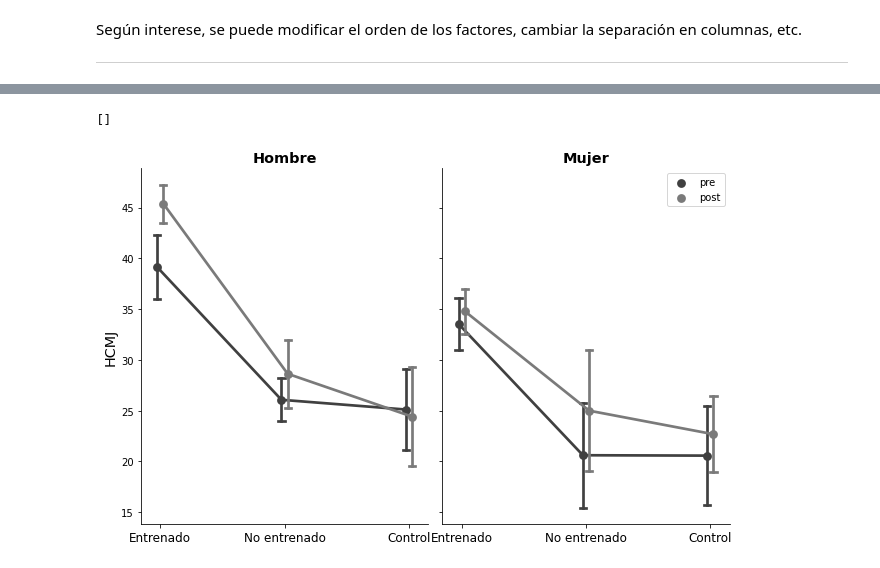
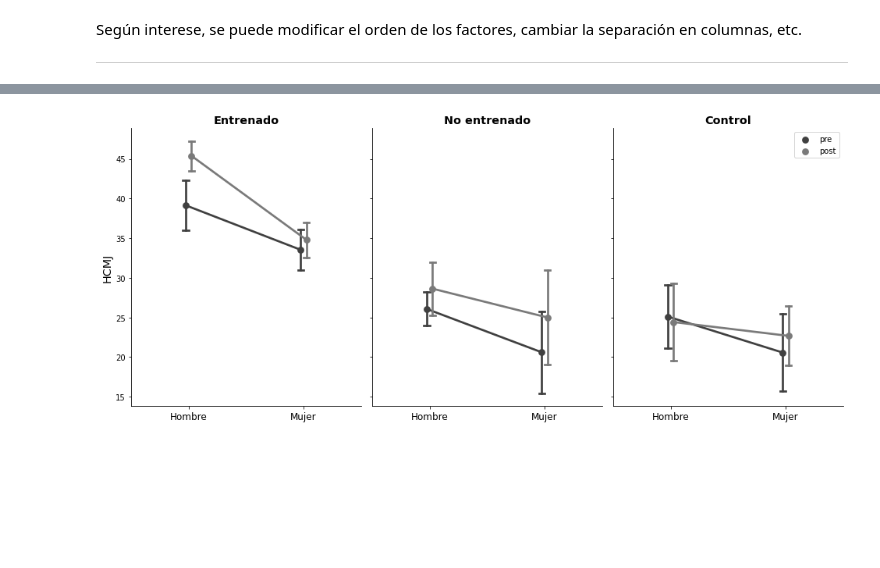
Before and after one commit to joselvira/BiomecanicaPython, a Jupyter notebook: Notebooks/Graficas_sofisticadas_especificas.ipynb, the cells around one changed output, grey strips where cells are left out. Saved outputs shown, nothing was run; the diff lists cells and outputs as text; code cells hidden in the pictures; blank space fills up the shorter version.

```diff
--- a/Notebooks/Graficas_sofisticadas_especificas.ipynb
+++ b/Notebooks/Graficas_sofisticadas_especificas.ipynb
@@ -86,8 +139,7 @@ dfComp
 | 13 | 22.154202 | 22.880438 |
 | 14 | 22.293536 | 22.956018 |
 # %%
-
-fig, ax = plt.subplots(1, 2, figsize=(8,4), gridspec_kw = {'width_ratios':[2, 1]})
+fig, ax = plt.subplots(1, 2, figsize=(8,4), gridspec_kw = {'width_ratios':[2, 1]}, sharey=True)
 #gráfica comparando las dos condiciones
 dfComp.iloc[:, :].plot(marker='o',markersize=5, alpha=0.6, ax=ax[0])
 ax[0].set_xticks(dfComp.index[::2].values) #pone como eje x el nº del sujeto
@@ -259,0 +373,7 @@ Text(0.5, 0.98, 'Correlograma variables unilaterales')
+# %%
+corrs = df.corr() #calcula las correlaciones entre cada par de variables (con pandas)
+mask = np.zeros_like(corrs)
+mask[np.triu_indices_from(mask)] = True
+g = sns.heatmap(corrs, mask=mask, cmap='bwr', square=True, vmin=-1.0, vmax=1.0)
+g.figure.suptitle('Matriz de correlación')
+plt.show()
@@ -259,0 +438,3 @@ Text(0.5, 0.98, 'Correlograma variables unilaterales')
+# %%
+dfFactores = pd.melt(dfDatos, id_vars=['SujID', 'Grupo', 'Edad', 'Talla', 'Masa', 'Puntos_pre'], value_vars=['Equilibrio_pre',	'Salto_pre'], var_name='NomVariable', value_name='value')
+dfFactores.head()
@@ -259,0 +450,25 @@ Text(0.5, 0.98, 'Correlograma variables unilaterales')
+# %%
+rc={'axes.labelsize': 'x-large', 'figure.figsize':(5,6), 'figure.dpi':300, }
+with sns.plotting_context(rc=rc):
+    g = sns.lmplot(data=dfFactores, x='value', y='Puntos_pre', hue='NomVariable', col='NomVariable', height=5, sharex=False,
+                   line_kws={'color': 'k'},
+                   scatter_kws={'color': 'k', 'alpha':0.6},
+                   truncate=True)
+
+    #quita los títulos de cada gráfica
+    g.set_titles('')
+    g.axes[0,0].set_ylabel('Puntos')
+
+    #Ajusta los gráficos
+    labels=['Equilibrio ',	'Salto (m)'] #nombre de las variables para etiquetas del eje horizontal
+    vars= dfFactores['NomVariable'].unique() #nombre de las variables para calcular la correlación
+    for i, ax in enumerate(g.axes.flat):
+        #cambia las etiquetas del eje X
+        ax.set_xlabel(labels[i])
+
+        #calcula correlaciones y pone el texto
+        resultCorr = pg.corr(x=dfDatos[vars[i]], y=dfDatos['Puntos_pre']) #Cuidado, aquí se coge el dataframe original con orientación horizontal
+        ax.text(0.1, 0.97, 'r = {0:.2f}, p = {1:.3f}, CI95% = {2:}'.format(resultCorr['r'][0], resultCorr['p-val'][0], resultCorr['CI95%'][0]), fontstyle='italic', transform=ax.transAxes)
+
+    #Guarda la figura
+    #g.savefig(rutaParaGuardar + r'\FiguraRegresionIsocin-FMax.png', dpi=300) #guarda la figura en la carpeta
@@ -451,14 +689,13 @@ Según interese, se puede modificar el orden de los factores, cambiar la separac
 # %%
 rc={'axes.labelsize': 'x-large', 'xtick.labelsize': 'large'}
 with sns.plotting_context(rc=rc):
     graycolors = sns.mpl_palette('Greys_r', 4) #paleta de grises, mejor para publicaciones en blanco y negro
-    g = sns.catplot(x='Grupo', y='HCMJ', hue='Prepost', col='Sexo', data=Datos, ci='sd',
+    g = sns.catplot(x='Sexo', y='HCMJ', hue='Prepost', col='Grupo', data=Datos, ci='sd',
                                kind='point', capsize=.05, dodge=True, legend=False, palette=graycolors, height=6, aspect=.75)#1hue="Instrument", col="Skill",
     g.set_titles('{col_name}', fontweight='bold') #para que quite el nombre del factor antes de la condición (Sexo = Hombre, Sexo = Mujer)
     g.set_axis_labels('', ) #quita el título general del eje X, ponía el nombre del factor (Prepost)
 
     plt.legend(loc='best')
-plt.plot()
+plt.show()
 # %% [output]
-[]
-[figure, old version]
+[figure, new version]
```
Also changed, not shown: parts of 43 cells of this notebook.
